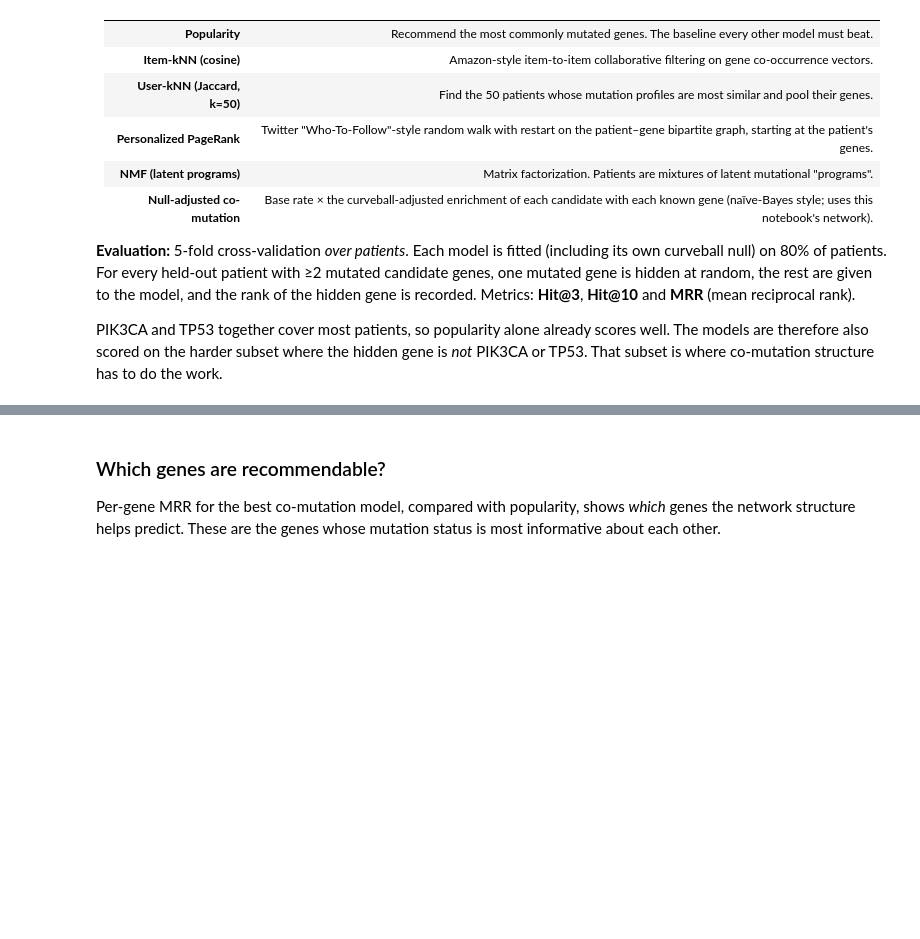
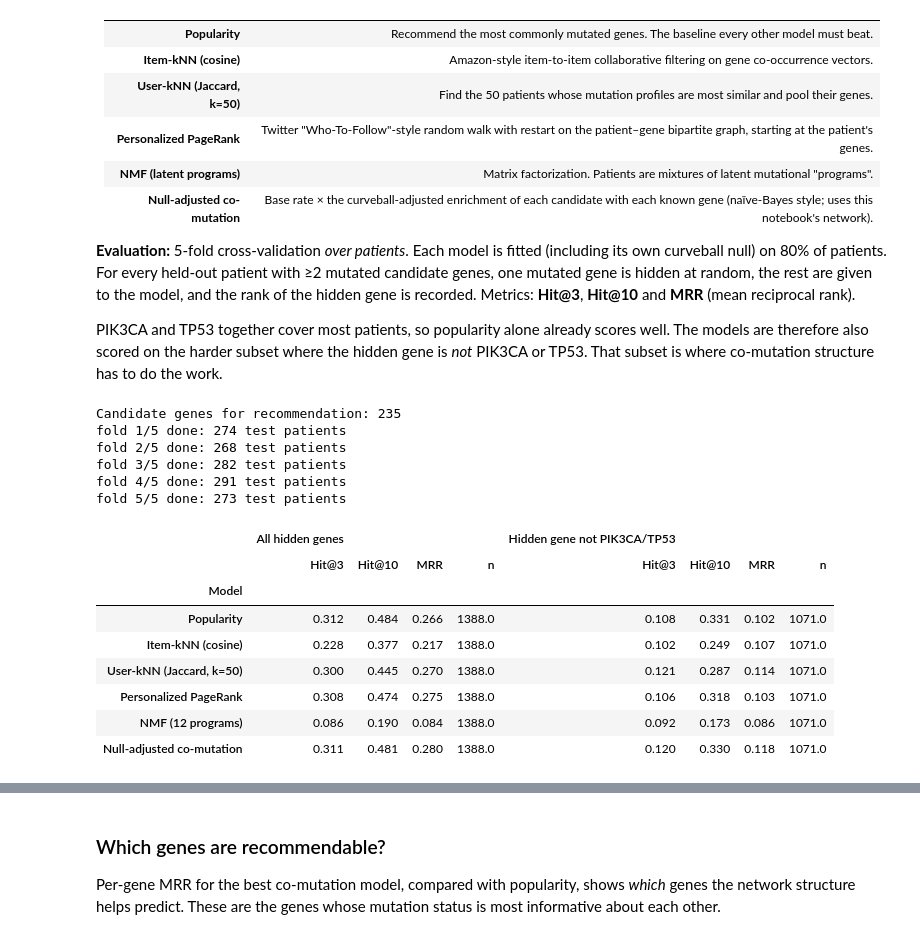
Before and after one commit to mentatpsi/RandomizedCancerGenomics, a Jupyter notebook: Social Cluster Recommendation Engine.ipynb, the cells around one changed output, grey strips where cells are left out. Drawn from its saved outputs; the diff is of its cells as text; code cells hidden in the pictures; blank space fills up the shorter version.

```diff
--- a/Social Cluster Recommendation Engine.ipynb
+++ b/Social Cluster Recommendation Engine.ipynb
@@ -27,7 +27,9 @@ The earlier notebooks in this repo found gene co-occurrence pairs with Random Fo
 # %% [markdown]
 ## 1. Setup and Configuration
 # %%
+import hashlib
 import warnings
+from pathlib import Path
 import numpy as np
 import pandas as pd
 import matplotlib.pyplot as plt
@@ -55,4 +57,6 @@ EDGE_P = 0.01              # nominal co-occurrence p for an edge in the (explora
 HYPERMUT_MAX_GENES = 20    # patients with more mutated core genes are treated as hypermutated and excluded
 INCLUDE_CNA = False        # True adds ERBB2_AMP-style amplification / deep-deletion "genes"
 
+RECOMPUTE = False          # True ignores the cache below and recomputes everything
+
 rng = np.random.default_rng(SEED)
@@ -202,7 +234,7 @@ net_genes = freq[freq >= MIN_FREQ_NETWORK * len(X_full)].index.tolist()
 X_net = X_full[net_genes]
 print(f"Genes in co-mutation network (>= {MIN_FREQ_NETWORK:.0%} of patients): {len(net_genes)}")
 
-obs, exp_null, Z, P_co, P_ex, E_co, E_ex = comutation_stats(X_net, N_NULL)
+obs, exp_null, Z, P_co, P_ex, E_co, E_ex = cached("comutation_stats", lambda: comutation_stats(X_net, N_NULL))
 
 iu = np.triu_indices(len(net_genes), k=1)
 n = len(X_net)
@@ -560,7 +672,7 @@ exp_df = pd.DataFrame(exp_null, index=net_genes, columns=net_genes)
 for ax, cid in zip(axes[0], stable_ids):
     genes_c = cluster_genes(cid)
     sub = H.subgraph(genes_c)
-    p = nx.kamada_kawai_layout(sub) if sub.number_of_edges() else nx.circular_layout(sub)
+    p = nx.spring_layout(sub, weight=None, seed=SEED, k=2.0) if sub.number_of_edges() else nx.circular_layout(sub)
     for a, b, d in sub.edges(data=True):
         sig = frozenset((a, b)) in fdr_co
         ax.plot(*zip(p[a], p[b]), color=INK if sig else INK_2, lw=3 if sig else 1.2, alpha=0.9 if sig else 0.5, zorder=1)
@@ -766,37 +886,57 @@ MODELS = {
 # %%
 rec_genes = freq[freq >= MIN_PATIENTS_RECSYS].index.tolist()
 R = X_full[rec_genes].values.astype(float)
 print(f"Candidate genes for recommendation: {len(rec_genes)}")
 
-eval_rng = np.random.default_rng(SEED)
-records = []
-for fold, (tr, te) in enumerate(KFold(5, shuffle=True, random_state=SEED).split(R)):
-    T, E = R[tr], R[te]
-    E = E[E.sum(axis=1) >= 2]
-    hidden = np.array([eval_rng.choice(np.flatnonzero(row)) for row in E])
-    Q = E.copy()
-    Q[np.arange(len(Q)), hidden] = 0
-    for name, cls in MODELS.items():
-        S = cls().fit(T).score(Q)
-        S = np.where(Q > 0, -np.inf, S)                      # never recommend a known gene
-        target = S[np.arange(len(S)), hidden]
-        rank = 1 + (S > target[:, None]).sum(axis=1)
-        for h, rk in zip(hidden, rank):
-            records.append({"Model": name, "fold": fold, "hidden_gene": rec_genes[h], "rank": rk})
-    print(f"fold {fold + 1}/5 done: {len(E)} test patients")
+def run_cross_validation():
+    eval_rng = np.random.default_rng(SEED)
+    records = []
+    for fold, (tr, te) in enumerate(KFold(5, shuffle=True, random_state=SEED).split(R)):
+        T, E = R[tr], R[te]
+        E = E[E.sum(axis=1) >= 2]
+        hidden = np.array([eval_rng.choice(np.flatnonzero(row)) for row in E])
+        Q = E.copy()
+        Q[np.arange(len(Q)), hidden] = 0
+        for name, cls in MODELS.items():
+            S = cls().fit(T).score(Q)
+            S = np.where(Q > 0, -np.inf, S)                      # never recommend a known gene
+            target = S[np.arange(len(S)), hidden]
+            rank = 1 + (S > target[:, None]).sum(axis=1)
+            for h, rk in zip(hidden, rank):
+                records.append({"Model": name, "fold": fold, "hidden_gene": rec_genes[h], "rank": rk})
+        print(f"fold {fold + 1}/5 done: {len(E)} test patients")
 
-ev = pd.DataFrame(records)
+    return pd.DataFrame(records)
+
+
+ev = cached("recsys_cv", run_cross_validation)
 ev["hard"] = ~ev["hidden_gene"].isin(["PIK3CA", "TP53"])
 
 def metrics(d):
     return pd.Series({"Hit@3": (d["rank"] <= 3).mean(), "Hit@10": (d["rank"] <= 10).mean(),
                       "MRR": (1 / d["rank"]).mean(), "n": len(d)})
 
 res_all = ev.groupby("Model").apply(metrics, include_groups=False)
 res_hard = ev[ev.hard].groupby("Model").apply(metrics, include_groups=False)
 results_table = pd.concat({"All hidden genes": res_all, "Hidden gene not PIK3CA/TP53": res_hard}, axis=1)
 results_table = results_table.loc[list(MODELS)].round(3)
 results_table
+# %% [output]
+Candidate genes for recommendation: 235
+fold 1/5 done: 274 test patients
+fold 2/5 done: 268 test patients
+fold 3/5 done: 282 test patients
+fold 4/5 done: 291 test patients
+fold 5/5 done: 273 test patients
+|  | All hidden genes |  |  |  | Hidden gene not PIK3CA/TP53 |  |  |  |
+|  | Hit@3 | Hit@10 | MRR | n | Hit@3 | Hit@10 | MRR | n |
+| Model |  |  |  |  |  |  |  |  |
+| Popularity | 0.312 | 0.484 | 0.266 | 1388.0 | 0.108 | 0.331 | 0.102 | 1071.0 |
+| Item-kNN (cosine) | 0.228 | 0.377 | 0.217 | 1388.0 | 0.102 | 0.249 | 0.107 | 1071.0 |
+| User-kNN (Jaccard, k=50) | 0.300 | 0.445 | 0.270 | 1388.0 | 0.121 | 0.287 | 0.114 | 1071.0 |
+| Personalized PageRank | 0.308 | 0.474 | 0.275 | 1388.0 | 0.106 | 0.318 | 0.103 | 1071.0 |
+| NMF (12 programs) | 0.086 | 0.190 | 0.084 | 1388.0 | 0.092 | 0.173 | 0.086 | 1071.0 |
+| Null-adjusted co-mutation | 0.311 | 0.481 | 0.280 | 1388.0 | 0.120 | 0.330 | 0.118 | 1071.0 |
 # %%
 fold_mrr = ev[ev.hard].groupby(["Model", "fold"]).apply(lambda d: (1 / d["rank"]).mean(), include_groups=False).unstack()
 fold_mrr = fold_mrr.loc[list(MODELS)]
```
Also changed, not shown: parts of 23 cells of this notebook, 3 other files.
